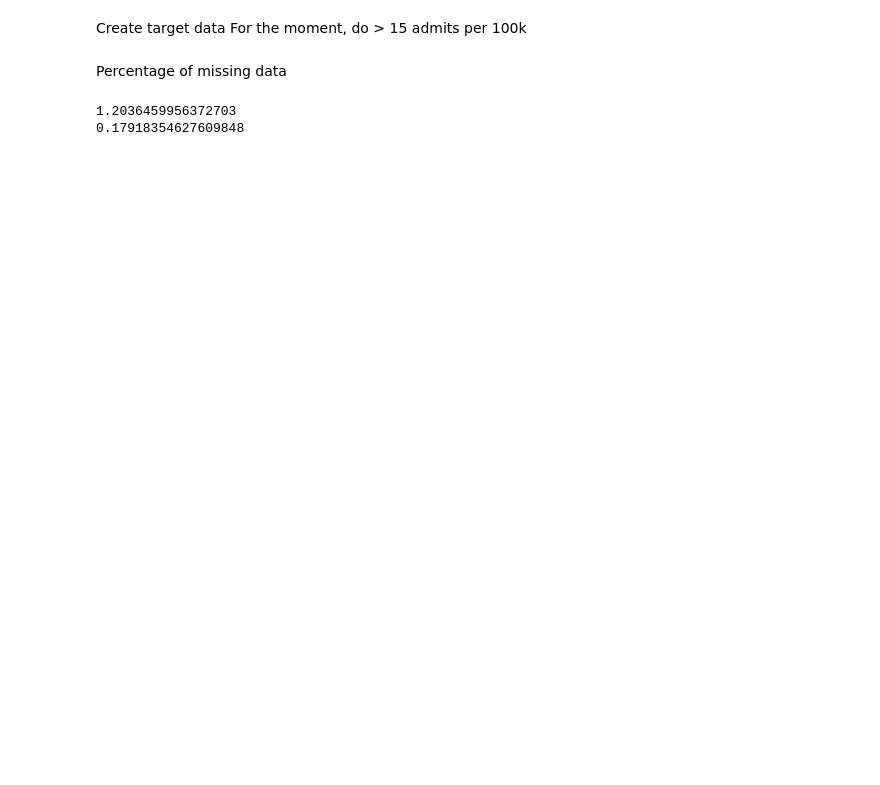
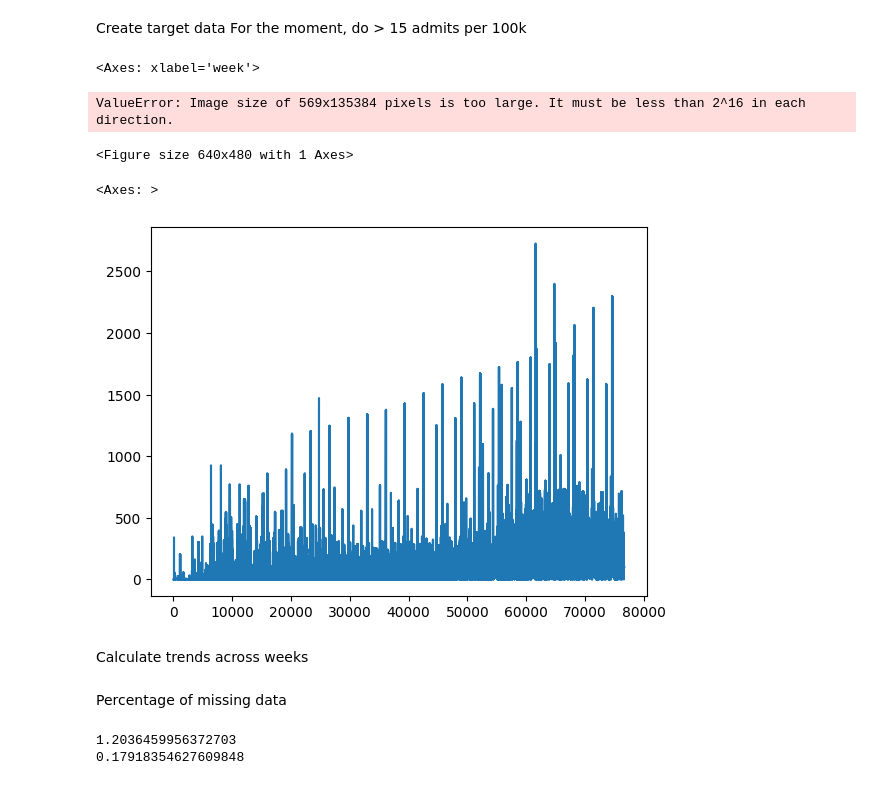
Before and after one commit to RachelMurray-Watson/COVID_forecasting, a Jupyter notebook: COVID_19_Forecast_dataset.ipynb, the cells around one changed output. Drawn from its saved outputs; the diff is of its cells as text; code cells hidden in the pictures; blank space fills up the shorter version.

```diff
--- a/COVID_19_Forecast_dataset.ipynb
+++ b/COVID_19_Forecast_dataset.ipynb
@@ -107,4 +123,4 @@ Create target data
 For the moment, do > 15 admits per 100k
 # %%
 #data_by_county.fillna(0)
-data_by_county['admits_over_15_100k'] = (data_by_county['admits_weekly'] > 15)*1
+data_by_county['beds_over_15_100k'] = (data_by_county['beds_weekly'] > 15)*1
@@ -152,2 +175,13 @@ data_by_county_cases_deaths_admits_icu.to_csv("County_level_hospitalizations_dea
+# %%
+data_data_cases_death_weekly.plot()
+# %% [output]
+<Axes: xlabel='week'>
+ValueError: Image size of 569x135384 pixels is too large. It must be less than 2^16 in each direction.
+<Figure size 640x480 with 1 Axes>
+# %%
+data_by_county['beds_weekly'].plot()
+# %% [output]
+<Axes: >
+[figure, added]
 # %%
 column_names = ['county']
@@ -241,3 +275,5 @@ def prep_training_test_data(data, proportion, no_weeks, weeks_in_futre, if_train
     X_data.reset_index(drop=True, inplace=True)
     y_data.reset_index(drop=True, inplace=True)
     return(X_data, y_data)
+# %% [markdown]
+Calculate trends across weeks
```
Also changed, not shown: parts of 15 cells of this notebook.
